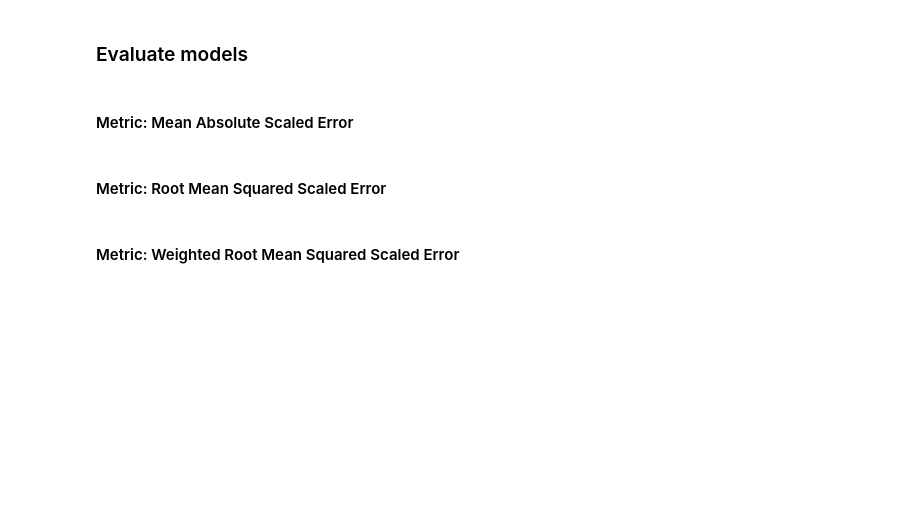
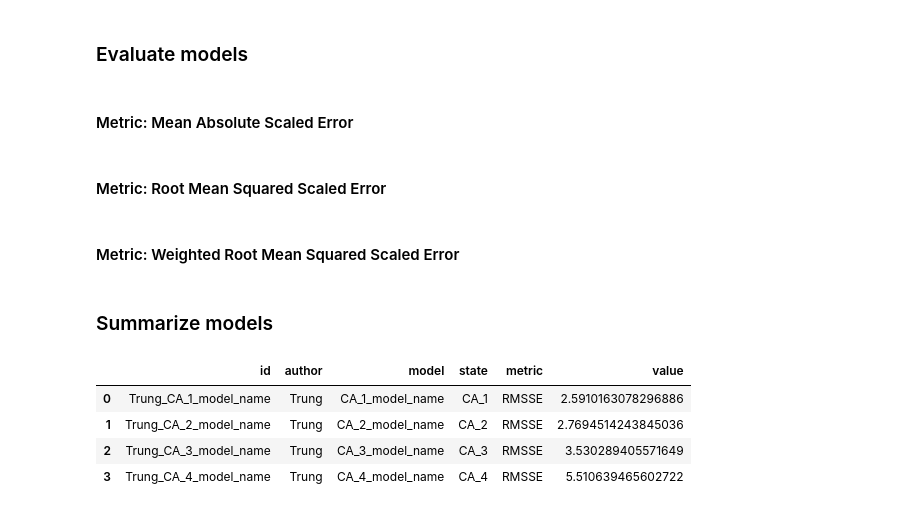
Before and after one commit to DucTrung1802/seminar_1, a Jupyter notebook: Evaluation/model_evaluation.ipynb, the cells around one changed output. Cells and saved outputs as stored; diff of their text form; code cells hidden in the pictures; blank space fills up the shorter version.

Commit message:
COMPLETE: model_evaluation.ipynb

```diff
--- a/Evaluation/model_evaluation.ipynb
+++ b/Evaluation/model_evaluation.ipynb
@@ -186,7 +186,7 @@ def read_result(parent_directory: str) -> List[Result]:
                 )
 
             model = Model(
-                name=csv_file,
+                name=csv_file.split(".")[0],
                 data_frame=data_frame,
                 state=state.pop(),
             )
@@ -267,3 +269,25 @@ def evaluate_result(
+# %%
+def summarize_result(result_list: List[Result]):
+    if not result_list or len(result_list) == 0:
+        print("No results to summarize!")
+
+    df = pd.DataFrame(columns=["id", "author", "model", "state", "metric", "value"])
+
+    for result in result_list:
+        for metric_result in result.metric_result_list:
+            new_row = {
+                "id": f"{result.author}_{metric_result.model_name}",
+                "author": f"{result.author}",
+                "model": f"{metric_result.model_name}",
+                "state": f"{metric_result.state}",
+                "metric": f"{metric_result.metric.value}",
+                "value": f"{metric_result.value}",
+            }
+            df.loc[len(df)] = new_row
+
+    df.to_csv("result_summary.csv", index=False)
+
+    return df
 # %% [markdown]
 ### Revenue by year
 # %%
@@ -446,3 +470,14 @@ evaluate_result(result_list=result_list, test_data_frame=test_df, metric=Metric.
 #     metric=Metric.WMSSE,
 #     weight=revenue_by_year_df_2011_2015_weight,
 # )
+# %% [markdown]
+### Summarize models
+# %%
+summary_result = summarize_result(result_list)
+summary_result
+# %% [output]
+|  | id | author | model | state | metric | value |
+| 0 | Trung_CA_1_model_name | Trung | CA_1_model_name | CA_1 | RMSSE | 2.5910163078296886 |
+| 1 | Trung_CA_2_model_name | Trung | CA_2_model_name | CA_2 | RMSSE | 2.7694514243845036 |
+| 2 | Trung_CA_3_model_name | Trung | CA_3_model_name | CA_3 | RMSSE | 3.530289405571649 |
+| 3 | Trung_CA_4_model_name | Trung | CA_4_model_name | CA_4 | RMSSE | 5.510639465602722 |
```
Also changed, not shown: parts of 2 cells of this notebook, 1 other file.
